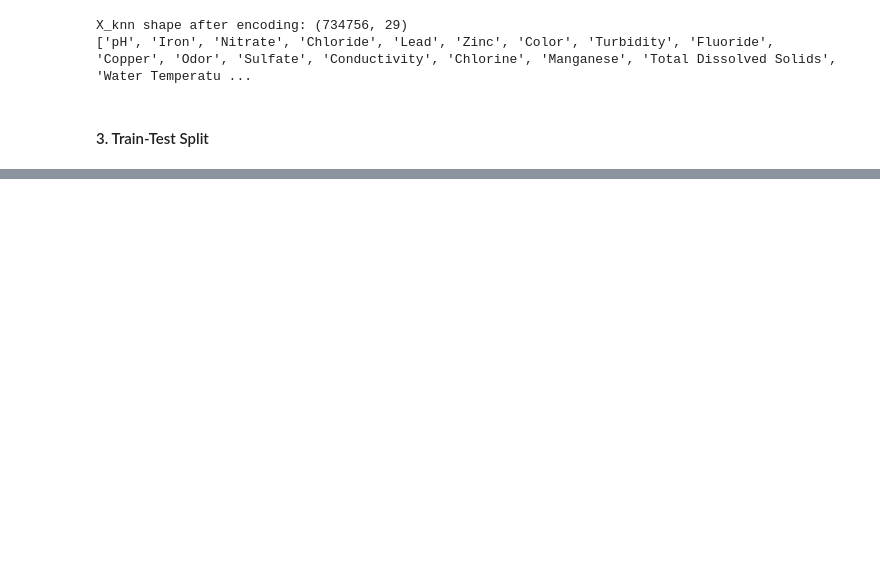
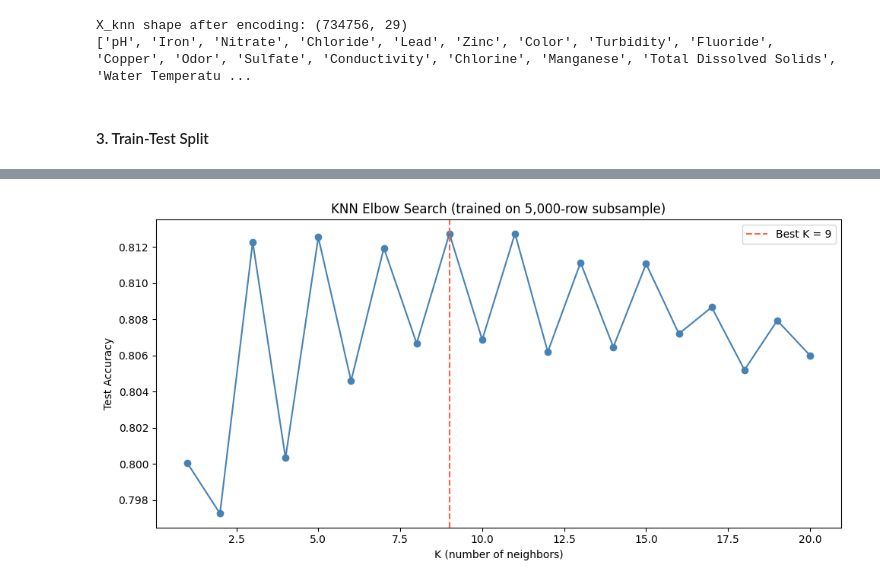
Before and after one commit to YL-6/-, a Jupyter notebook: notebooks/05_model_3.ipynb, the cells around one changed output, grey strips where cells are left out. Saved outputs shown, nothing was run; the diff lists cells and outputs as text; code cells hidden in the pictures; blank space fills up the shorter version.

```diff
--- a/notebooks/05_model_3.ipynb
+++ b/notebooks/05_model_3.ipynb
@@ -228,0 +189,10 @@ Std CV Accuracy: 0.0007381208310688677
+# %%
+X_test_knn_eval, _, y_test_knn_eval, _ = train_test_split(
+    X_test_knn_scaled, y_test_knn,
+    train_size=15000,
+    random_state=42,
+    stratify=y_test_knn
+)
+
+print("Evaluation subsample shape:", X_test_knn_eval.shape)
+print(y_test_knn_eval.value_counts(normalize=True).round(3))
@@ -228,0 +272,20 @@ Std CV Accuracy: 0.0007381208310688677
+# %%
+X_elbow, _, y_elbow, _ = train_test_split(
+    X_train_knn_scaled, y_train_knn,
+    train_size=5000,
+    random_state=42,
+    stratify=y_train_knn
+)
+
+k_range = range(1, 21)
+test_accuracies = []
+
+start = time.time()
+for k in k_range:
+    knn_k = KNeighborsClassifier(n_neighbors=k, algorithm='auto', n_jobs=-1)
+    knn_k.fit(X_elbow, y_elbow)
+    test_accuracies.append(knn_k.score(X_test_knn_eval, y_test_knn_eval))
+print(f"Elbow search — took {time.time()-start:.1f} seconds")
+
+best_k_from_elbow = list(k_range)[np.argmax(test_accuracies)]
+print(f"Best K from elbow search: {best_k_from_elbow} (accuracy = {max(test_accuracies):.4f})")
@@ -228,0 +295,13 @@ Std CV Accuracy: 0.0007381208310688677
+# %%
+fig, ax = plt.subplots(figsize=(10, 5))
+ax.plot(list(k_range), test_accuracies, marker='o', color='steelblue')
+ax.axvline(best_k_from_elbow, color='tomato', linestyle='--', label=f'Best K = {best_k_from_elbow}')
+ax.set_xlabel('K (number of neighbors)')
+ax.set_ylabel('Test Accuracy')
+ax.set_title('KNN Elbow Search (trained on 5,000-row subsample)')
+ax.legend()
+plt.tight_layout()
+plt.savefig('knn_elbow.png', dpi=150)
+plt.show()
+# %% [output]
+[figure, added]
```
Also changed, not shown: parts of 51 cells of this notebook.
